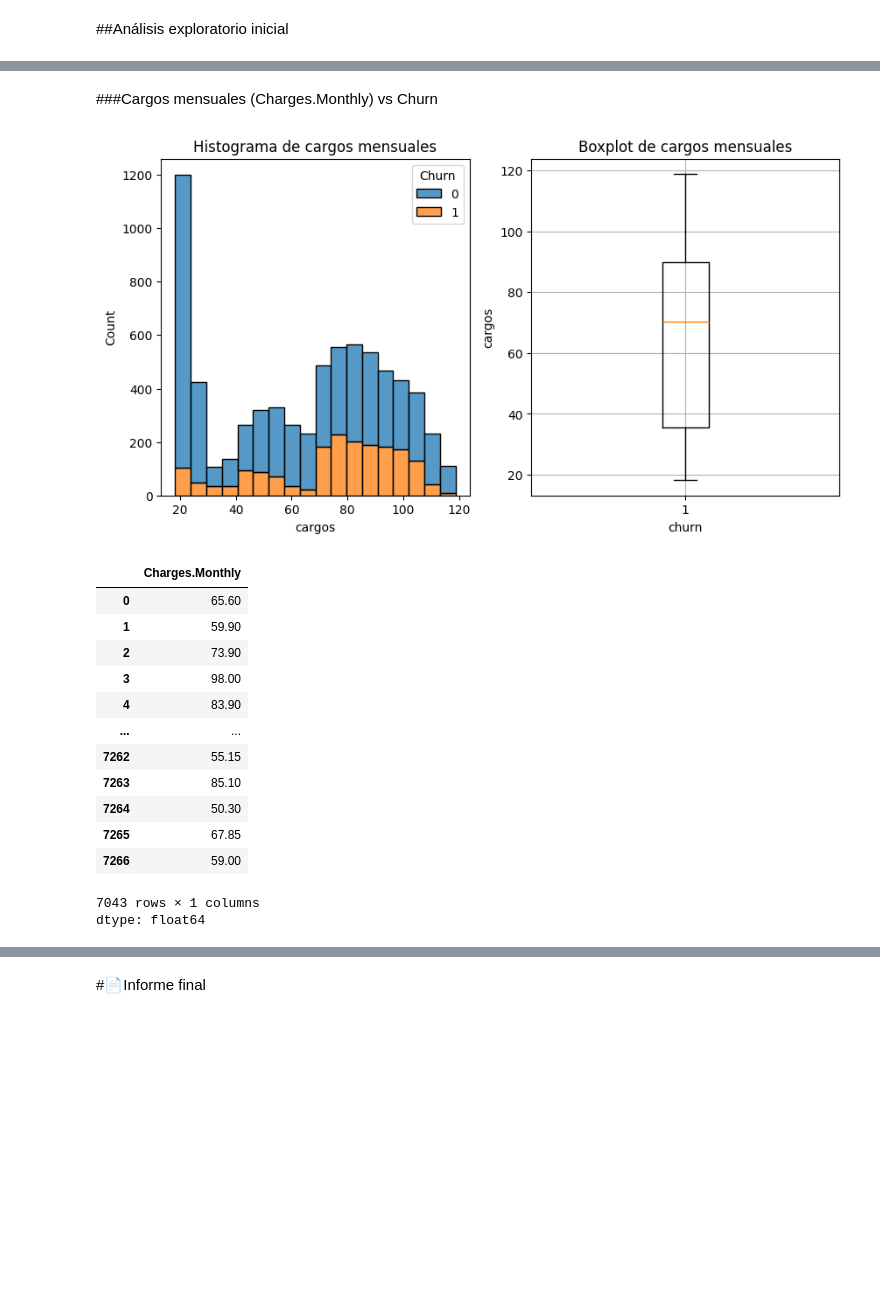
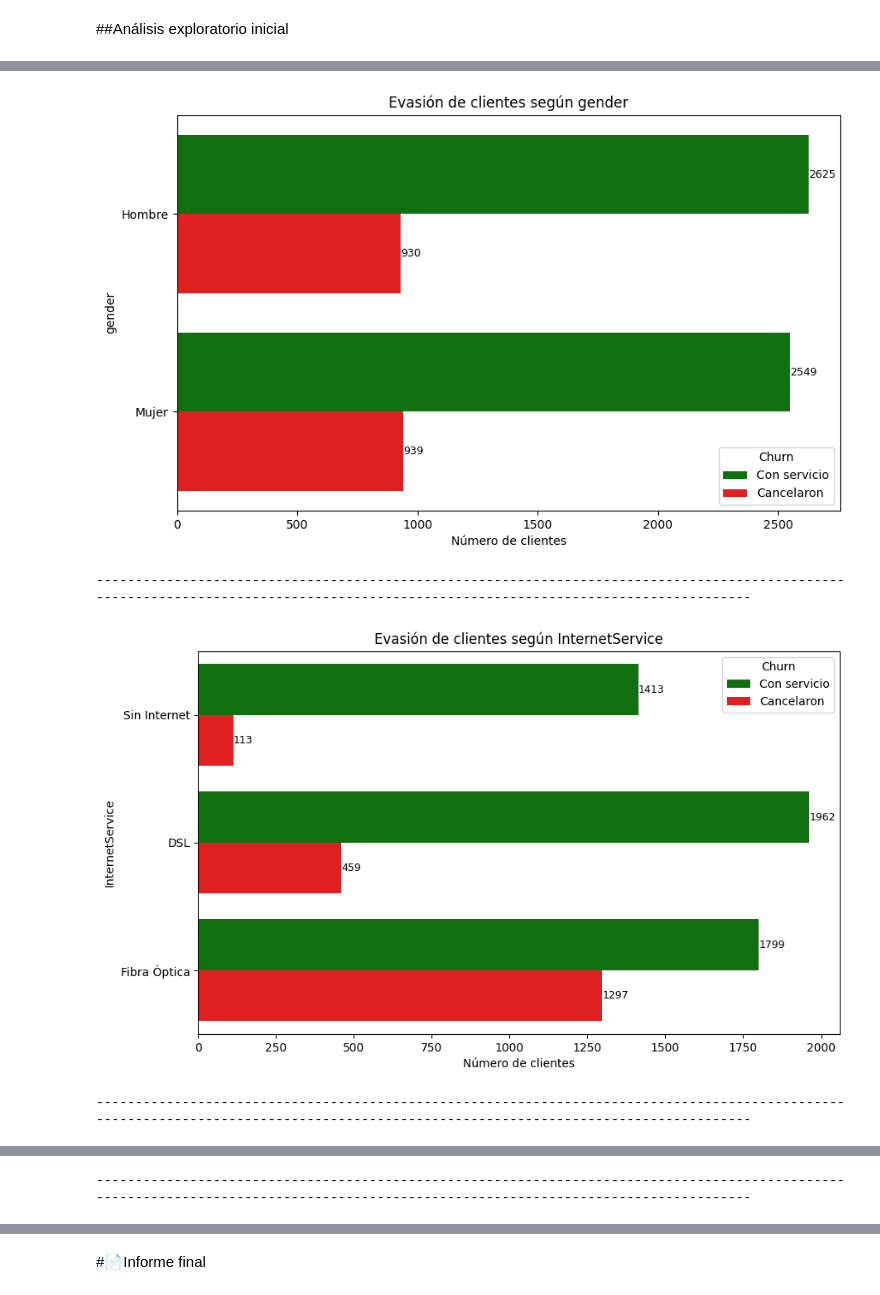
Before and after one commit to Elavat9000/TelecomX_LATAM_challenge2-data-science-LATAM, a Jupyter notebook: TelecomX_Intento2_LATAM.ipynb, the cells around one changed output, grey strips where cells are left out. Saved outputs shown, nothing was run; the diff lists cells and outputs as text; code cells hidden in the pictures; blank space fills up the shorter version.

```diff
--- a/TelecomX_Intento2_LATAM.ipynb
+++ b/TelecomX_Intento2_LATAM.ipynb
@@ -342,33 +297,34 @@ plt.show()
-# %% [markdown]
-###Cargos mensuales (Charges.Monthly) vs Churn
-# %%
-fig, axs = plt.subplots(1,2,figsize=(10,5))
-
-sns.histplot(data=df, x='Charges.Monthly', hue='Churn', multiple='stack', ax=axs[0])
-axs[0].set_title('Histograma de cargos mensuales')
-axs[0].set_xlabel('cargos')
-
-axs[1].boxplot(df['Charges.Monthly'])
-axs[1].set_title('Boxplot de cargos mensuales')
-axs[1].set_xlabel('churn')
-axs[1].set_ylabel('cargos')
-axs[1].grid()
-# %% [output]
-[figure, removed]
-# %%
-df['Charges.Monthly']
-# %% [output]
-|  | Charges.Monthly |
-| 0 | 65.60 |
-| 1 | 59.90 |
-| 2 | 73.90 |
-| 3 | 98.00 |
-| 4 | 83.90 |
-| ... | ... |
-| 7262 | 55.15 |
-| 7263 | 85.10 |
-| 7264 | 50.30 |
-| 7265 | 67.85 |
-| 7266 | 59.00 |
-7043 rows × 1 columns
-dtype: float64
+# %%
+def plot_churn_by_category(column, labels_dict=None):
+    fig, ax = plt.subplots(figsize=(10,6))
+    sns.countplot(data=df, y=column, hue='Churn', ax=ax, palette=['green', 'red'])
+    ax.set_title(f'Evasión de clientes según {column}')
+    ax.set_xlabel('Número de clientes')
+    ax.set_ylabel(column)
+    ax.legend(title='Churn', labels=['Con servicio', 'Cancelaron'])
+
+    if labels_dict:
+        unique_vals = sorted(df[column].unique())
+        ax.set_yticks(unique_vals)
+        ax.set_yticklabels([labels_dict[val] for val in unique_vals])
+
+    for a in ax.patches:
+      width = a.get_width()
+      if width > 0:
+          ax.text(width + 1, a.get_y() + a.get_height() / 2, int(width), va='center', fontsize=9, color='black')
+
+    plt.show()
+    print('\n' + '-'*180 + '\n')
+
+labels_gender = {0: 'Hombre', 1: 'Mujer'}
+labels_internet = {0: 'Sin Internet', 1: 'DSL', 2: 'Fibra Óptica'}
+labels_contract = {0: 'Mes a mes', 1: 'Un año', 2: 'Dos años'}
+
+plot_churn_by_category('gender', labels_gender)
+plot_churn_by_category('InternetService', labels_internet)
+plot_churn_by_category('Contract', labels_contract)
+# %% [output]
+[figure, added]
+------------------------------------------------------------------------------------------------------------------------------------------------------------------------------------
+[figure, added]
+------------------------------------------------------------------------------------------------------------------------------------------------------------------------------------
@@ -374,0 +332 @@ dtype: float64
+------------------------------------------------------------------------------------------------------------------------------------------------------------------------------------
```
Also changed, not shown: parts of 20 cells of this notebook.
